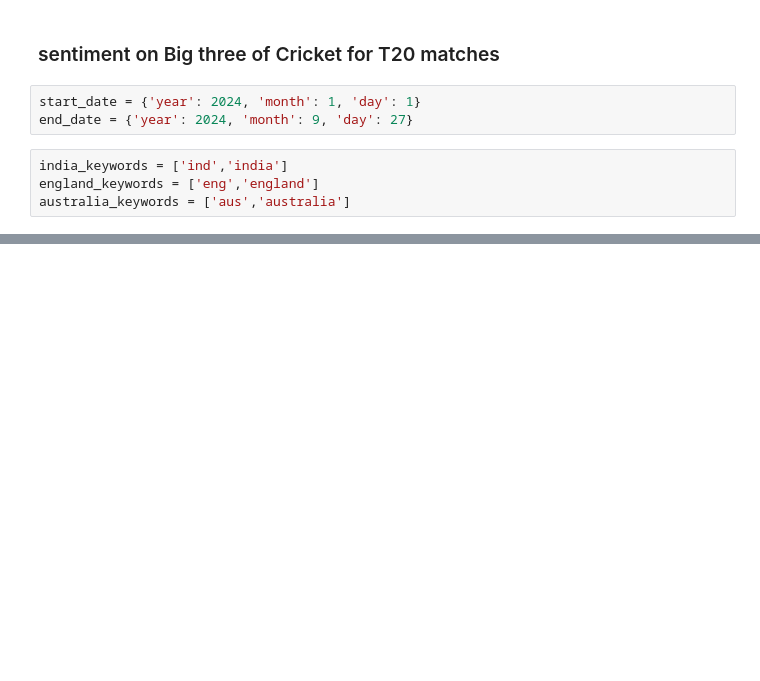
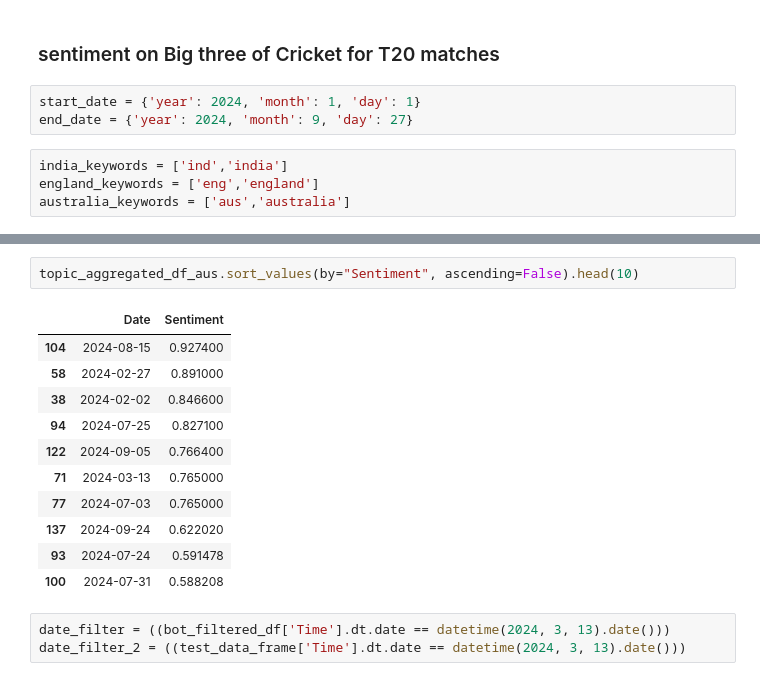
Before and after one commit to thw96/Group10_SocialMediaAssigment2, a Jupyter notebook: Scripts/Data-Extraction/TEST_reddit_exploratory_analysis_preprocessing.ipynb, the cells around one changed output, grey strips where cells are left out. Drawn from its saved outputs; the diff is of its cells as text; blank space fills up the shorter version.

```diff
--- a/Scripts/Data-Extraction/TEST_reddit_exploratory_analysis_preprocessing.ipynb
+++ b/Scripts/Data-Extraction/TEST_reddit_exploratory_analysis_preprocessing.ipynb
@@ -1133,0 +1145,17 @@ ValueError: not enough values to unpack (expected 2, got 1)
+# %%
+topic_aggregated_df_aus.sort_values(by="Sentiment", ascending=False).head(10)
+# %% [output]
+|  | Date | Sentiment |
+| 104 | 2024-08-15 | 0.927400 |
+| 58 | 2024-02-27 | 0.891000 |
+| 38 | 2024-02-02 | 0.846600 |
+| 94 | 2024-07-25 | 0.827100 |
+| 122 | 2024-09-05 | 0.766400 |
+| 71 | 2024-03-13 | 0.765000 |
+| 77 | 2024-07-03 | 0.765000 |
+| 137 | 2024-09-24 | 0.622020 |
+| 93 | 2024-07-24 | 0.591478 |
+| 100 | 2024-07-31 | 0.588208 |
+# %%
+date_filter = ((bot_filtered_df['Time'].dt.date == datetime(2024, 3, 13).date()))
+date_filter_2 = ((test_data_frame['Time'].dt.date == datetime(2024, 3, 13).date()))
```
Also changed, not shown: parts of 4 cells of this notebook, 13 other files.
